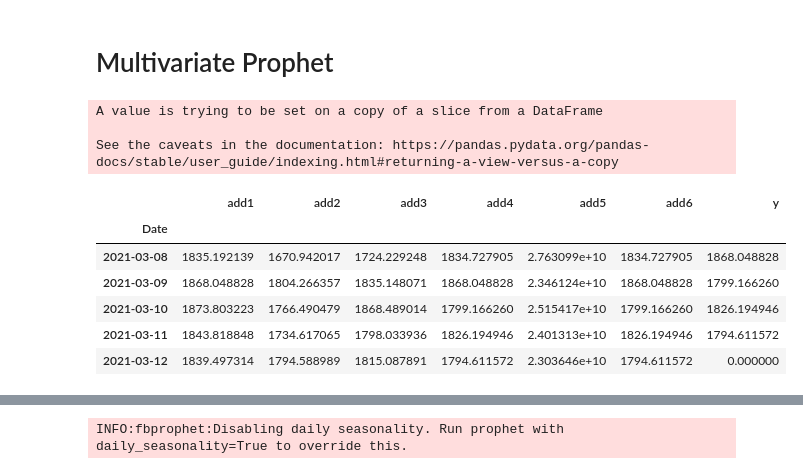
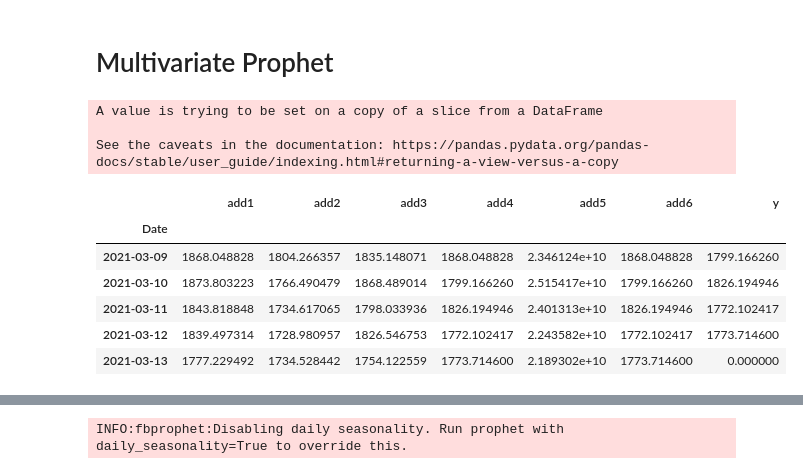
Before and after one commit to filippoteodoro/rep, a Jupyter notebook: Prices Predictions/Price_Prediction_Multivariate_Prophet.ipynb, the cells around one changed output, grey strips where cells are left out. Cells and saved outputs as stored; diff of their text form; code cells hidden in the pictures.

```diff
--- a/Prices Predictions/Price_Prediction_Multivariate_Prophet.ipynb
+++ b/Prices Predictions/Price_Prediction_Multivariate_Prophet.ipynb
@@ -11,7 +11,7 @@ target = 'ETH-USD'
 start = dt.datetime(2015,1,1)
 end = dt.datetime.today()
 
-data = pdr.DataReader(company, 'yahoo', start, end)
+data = pdr.DataReader(target, 'yahoo', start, end)
 data.head()
 # %% [output]
 |  | High | Low | Open | Close | Volume | Adj Close |
@@ -24,31 +24,31 @@ data.head()
 # %% [markdown]
 # Multivariate Prophet
 # %%
+data['y'] = data['Close']
+data['y'] = data['y'].shift(-1)
+
 i = 0
 x = 1
-for n in data.columns.values:
+for n in data.columns.values[:len(data.columns.values)-1]:
   n = 'add' + str(x)
   data.columns.values[i] = n
   i += 1
   x += 1
 
-data['y'] = data['Close']
-data['y'] = data['y'].shift(-1)
-
 data.tail(1)['y'].fillna((float(0)), inplace=True)
 
 data.tail()
 # %% [output]
 A value is trying to be set on a copy of a slice from a DataFrame
 
 See the caveats in the documentation: https://pandas.pydata.org/pandas-docs/stable/user_guide/indexing.html#returning-a-view-versus-a-copy
 |  | add1 | add2 | add3 | add4 | add5 | add6 | y |
 | Date |  |  |  |  |  |  |  |
-| 2021-03-08 | 1835.192139 | 1670.942017 | 1724.229248 | 1834.727905 | 2.763099e+10 | 1834.727905 | 1868.048828 |
 | 2021-03-09 | 1868.048828 | 1804.266357 | 1835.148071 | 1868.048828 | 2.346124e+10 | 1868.048828 | 1799.166260 |
 | 2021-03-10 | 1873.803223 | 1766.490479 | 1868.489014 | 1799.166260 | 2.515417e+10 | 1799.166260 | 1826.194946 |
-| 2021-03-11 | 1843.818848 | 1734.617065 | 1798.033936 | 1826.194946 | 2.401313e+10 | 1826.194946 | 1794.611572 |
-| 2021-03-12 | 1839.497314 | 1794.588989 | 1815.087891 | 1794.611572 | 2.303646e+10 | 1794.611572 | 0.000000 |
+| 2021-03-11 | 1843.818848 | 1734.617065 | 1798.033936 | 1826.194946 | 2.401313e+10 | 1826.194946 | 1772.102417 |
+| 2021-03-12 | 1839.497314 | 1728.980957 | 1826.546753 | 1772.102417 | 2.243582e+10 | 1772.102417 | 1773.714600 |
+| 2021-03-13 | 1777.229492 | 1734.528442 | 1754.122559 | 1773.714600 | 2.189302e+10 | 1773.714600 | 0.000000 |
 # %%
 df = data.dropna()
 df.reset_index(level = 0, inplace = True)
```
Also changed, not shown: parts of 17 cells of this notebook.
